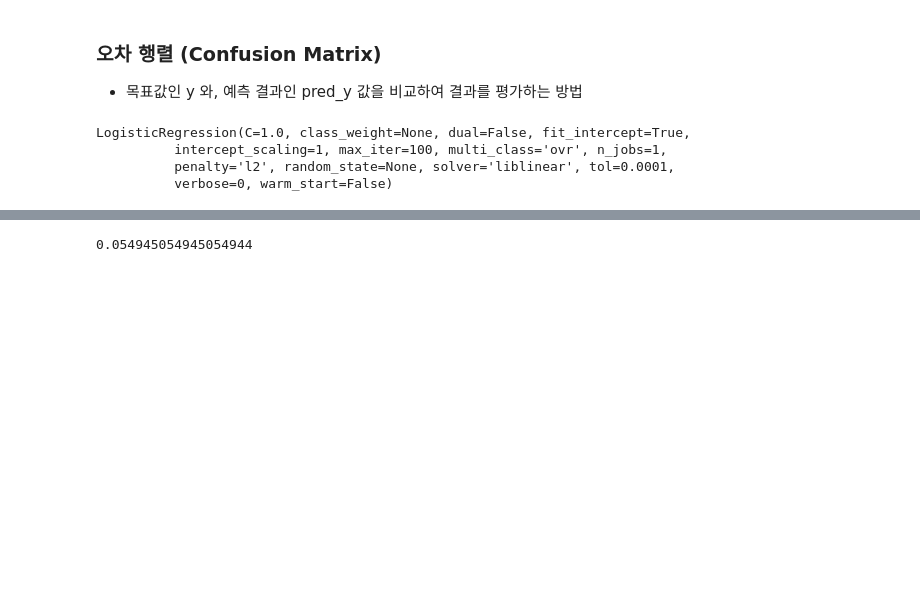
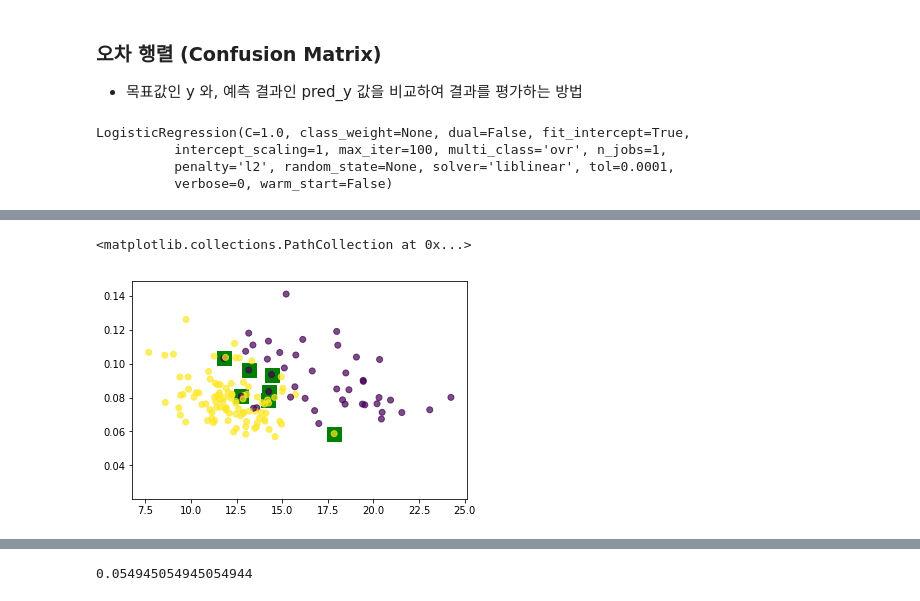
Before and after one commit to gubosd/lecture6, a Jupyter notebook: 머신러닝/04_기타_02_교차검증_그리드서치_오차행렬.ipynb, the cells around one changed output, grey strips where cells are left out. Cells and saved outputs as stored; diff of their text form; code cells hidden in the pictures; blank space fills up the shorter version.

```diff
--- a/머신러닝/04_기타_02_교차검증_그리드서치_오차행렬.ipynb
+++ b/머신러닝/04_기타_02_교차검증_그리드서치_오차행렬.ipynb
@@ -206,0 +233,3 @@ array([1, 1, 1, 0, 1, 0, 0, 1, 1, 0, 1, 1, 0, 0, 1, 1, 0, 1, 0, 0, 1, 0,
+# %%
+idx = np.where(y_test!=pred_y)[0]
+idx
@@ -206,0 +262,6 @@ array([1, 1, 1, 0, 1, 0, 0, 1, 1, 0, 1, 1, 0, 0, 1, 1, 0, 1, 0, 0, 1, 0,
+# %%
+plt.scatter(X_test[idx][:,0], X_test[idx][:,-1], s=200, marker='s', c='green')
+plt.scatter(X_test[:,0], X_test[:,-1], c=y_test, alpha=0.7)
+# %% [output]
+<matplotlib.collections.PathCollection at 0x...>
+[figure, added]
```
Also changed, not shown: parts of 27 cells of this notebook, 1 other file.
